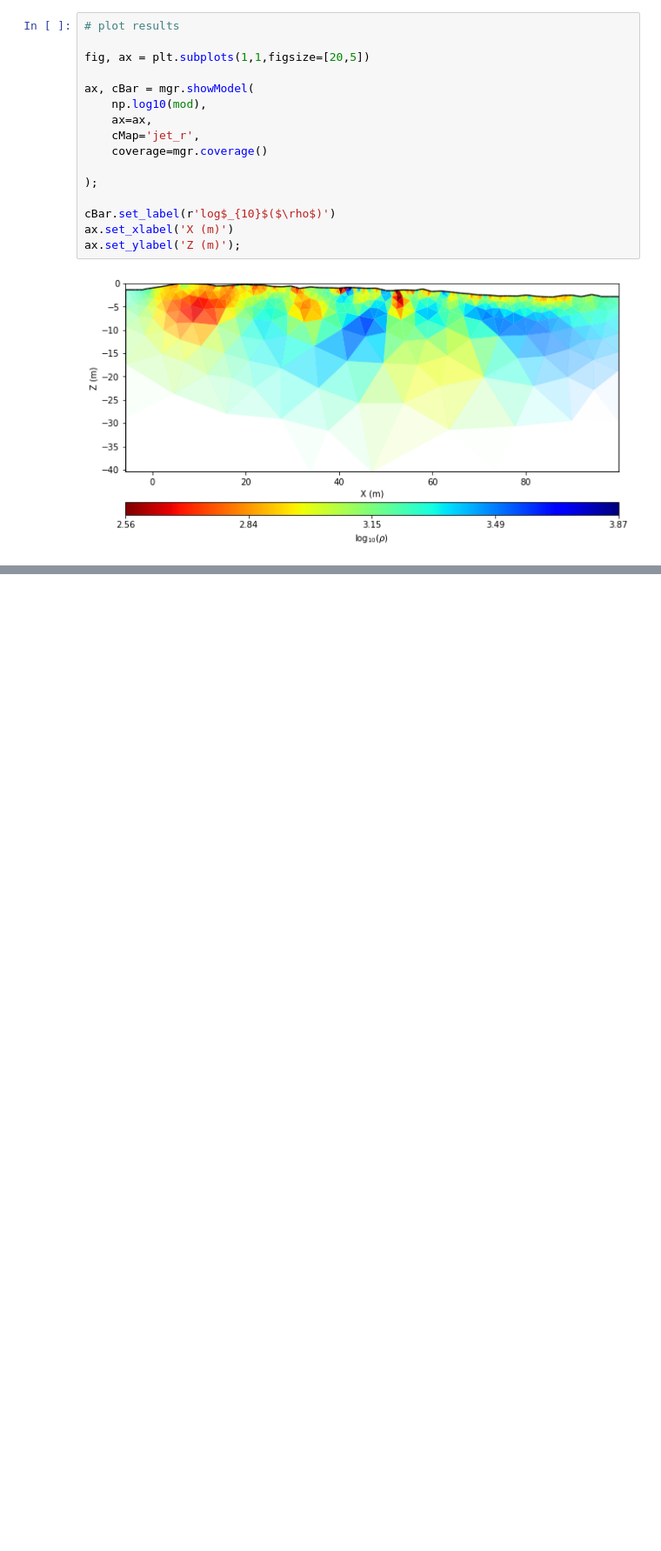
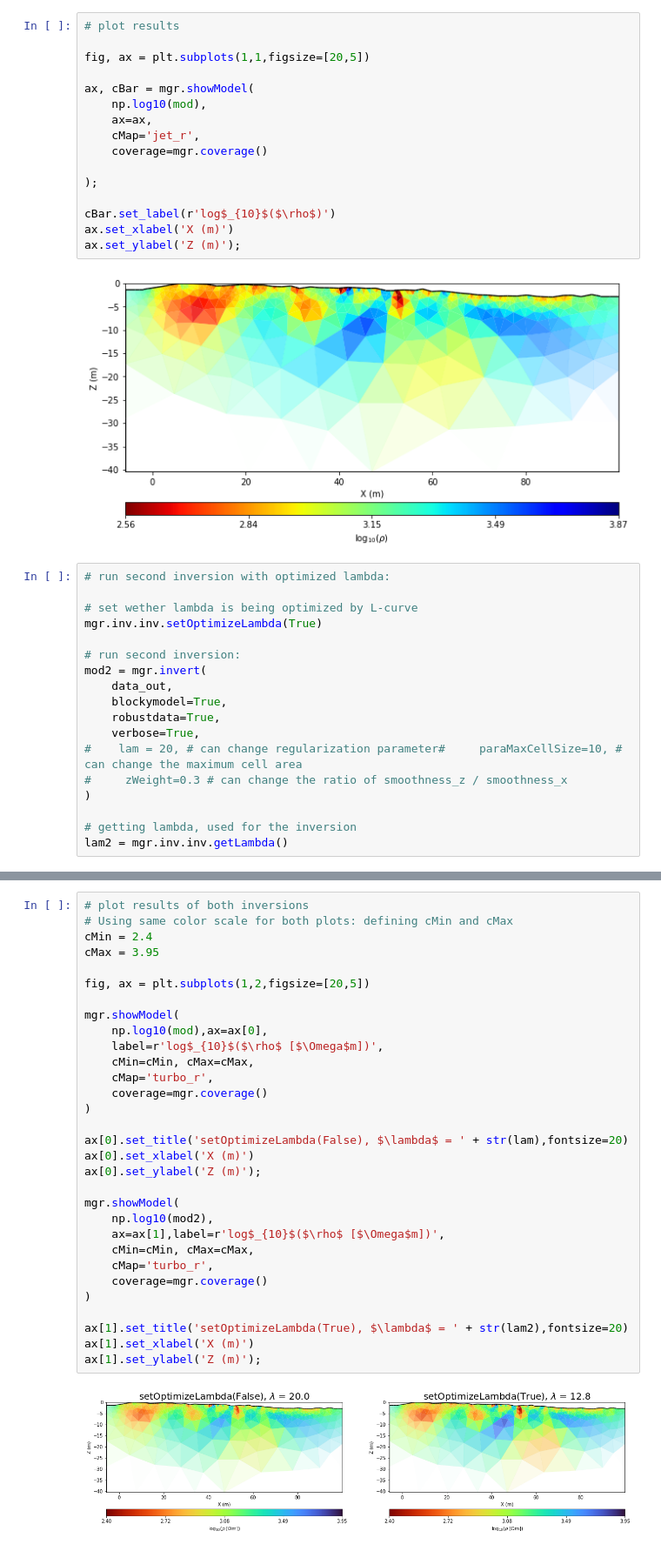
Before and after one commit to teddiherring/permafrost-data-processing, a Jupyter notebook: data_filtering.ipynb, the cells around one changed output, grey strips where cells are left out. Shown: that part at 87% size. Cells and saved outputs as stored; diff of their text form; blank space fills up the shorter version.

Commit message:
Added a second inversion, using a optimized lambda by L-curve

```diff
--- a/data_filtering.ipynb
+++ b/data_filtering.ipynb
@@ -270,3 +276,21 @@ ax.set_xlabel('X (m)')
 ax.set_ylabel('Z (m)');
 # %% [output]
 [figure]
+# %%
+# run second inversion with optimized lambda:
+
+# set wether lambda is being optimized by L-curve
+mgr.inv.inv.setOptimizeLambda(True)
+
+# run second inversion:
+mod2 = mgr.invert(
+    data_out,
+    blockymodel=True,
+    robustdata=True,
+    verbose=True,
+#    lam = 20, # can change regularization parameter#     paraMaxCellSize=10, # can change the maximum cell area
+#     zWeight=0.3 # can change the ratio of smoothness_z / smoothness_x
+)
+
+# getting lambda, used for the inversion
+lam2 = mgr.inv.inv.getLambda()
@@ -272,0 +317,33 @@ ax.set_ylabel('Z (m)');
+# %%
+# plot results of both inversions
+# Using same color scale for both plots: defining cMin and cMax
+cMin = 2.4
+cMax = 3.95
+
+fig, ax = plt.subplots(1,2,figsize=[20,5])
+
+mgr.showModel(
+    np.log10(mod),ax=ax[0],
+    label=r'log$_{10}$($\rho$ [$\Omega$m])',
+    cMin=cMin, cMax=cMax,
+    cMap='turbo_r',
+    coverage=mgr.coverage()
+)
+
+ax[0].set_title('setOptimizeLambda(False), $\lambda$ = ' + str(lam),fontsize=20)
+ax[0].set_xlabel('X (m)')
+ax[0].set_ylabel('Z (m)');
+
+mgr.showModel(
+    np.log10(mod2),
+    ax=ax[1],label=r'log$_{10}$($\rho$ [$\Omega$m])',
+    cMin=cMin, cMax=cMax,
+    cMap='turbo_r',
+    coverage=mgr.coverage()
+)
+
+ax[1].set_title('setOptimizeLambda(True), $\lambda$ = ' + str(lam2),fontsize=20)
+ax[1].set_xlabel('X (m)')
+ax[1].set_ylabel('Z (m)');
+# %% [output]
+[figure, added]
```
Also changed, not shown: parts of 4 cells of this notebook.
